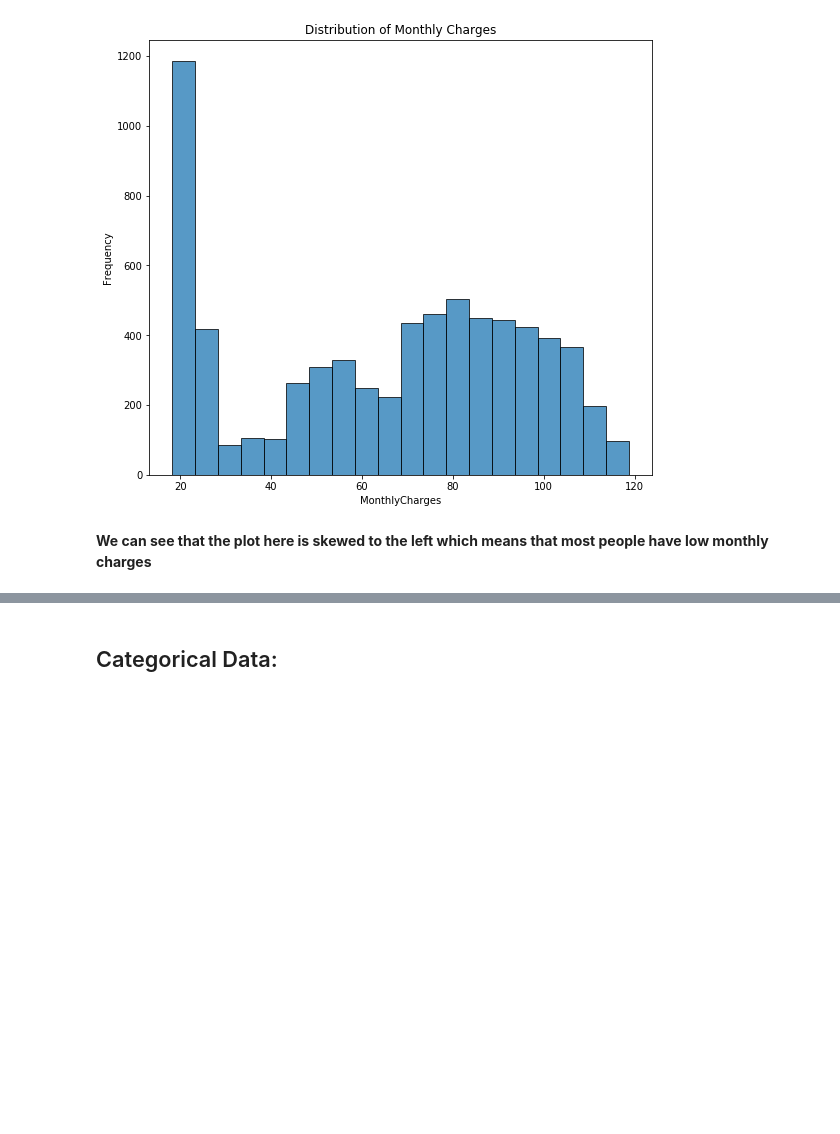
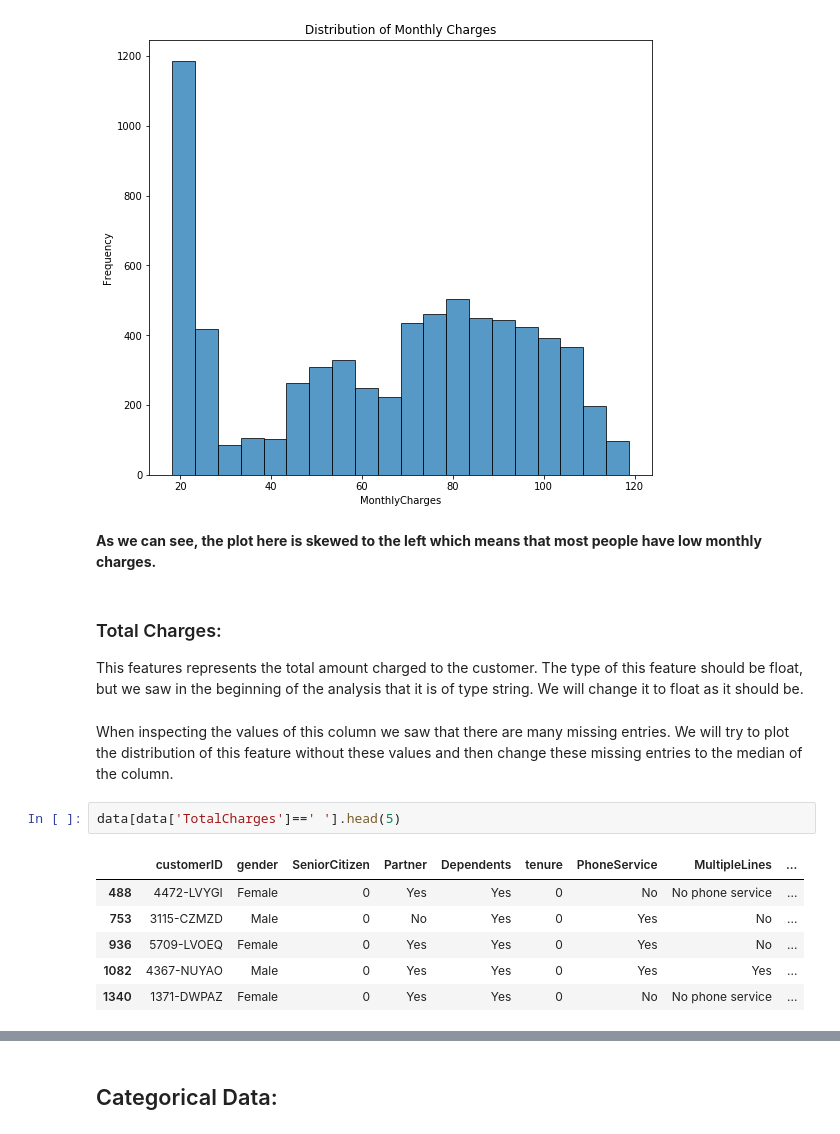
Before and after one commit to sami2310/Datascience-in-Practice, a Jupyter notebook: HW1/Data Exploration.ipynb, the cells around one changed output, grey strips where cells are left out. Saved outputs shown, nothing was run; the diff lists cells and outputs as text; blank space fills up the shorter version.

Commit message:
Added some analysis of features

```diff
--- a/HW1/Data Exploration.ipynb
+++ b/HW1/Data Exploration.ipynb
@@ -135,4 +145,19 @@ max       118.750000
 Name: MonthlyCharges, dtype: float64
 [figure]
 # %% [markdown]
-**We can see that the plot here is skewed to the left which means that most people have low monthly charges**
+**As we can see, the plot here is skewed to the left which means that most people have low monthly charges.**
+# %% [markdown]
+### Total Charges:
+
+This features represents the total amount charged to the customer. The type of this feature should be float, but we saw in the beginning of the analysis that it is of type string. We will change it to float as it should be.
+# %% [markdown]
+When inspecting the values of this column we saw that there are many missing entries. We will try to plot the distribution of this feature without these values and then change these missing entries to the median of the column.
+# %%
+data[data['TotalCharges']==' '].head(5)
+# %% [output]
+|  | customerID | gender | SeniorCitizen | Partner | Dependents | tenure | PhoneService | MultipleLines | ... |
+| 488 | 4472-LVYGI | Female | 0 | Yes | Yes | 0 | No | No phone service | ... |
+| 753 | 3115-CZMZD | Male | 0 | No | Yes | 0 | Yes | No | ... |
+| 936 | 5709-LVOEQ | Female | 0 | Yes | Yes | 0 | Yes | No | ... |
+| 1082 | 4367-NUYAO | Male | 0 | Yes | Yes | 0 | Yes | Yes | ... |
+| 1340 | 1371-DWPAZ | Female | 0 | Yes | Yes | 0 | No | No phone service | ... |
```
Also changed, not shown: parts of 28 cells of this notebook.
